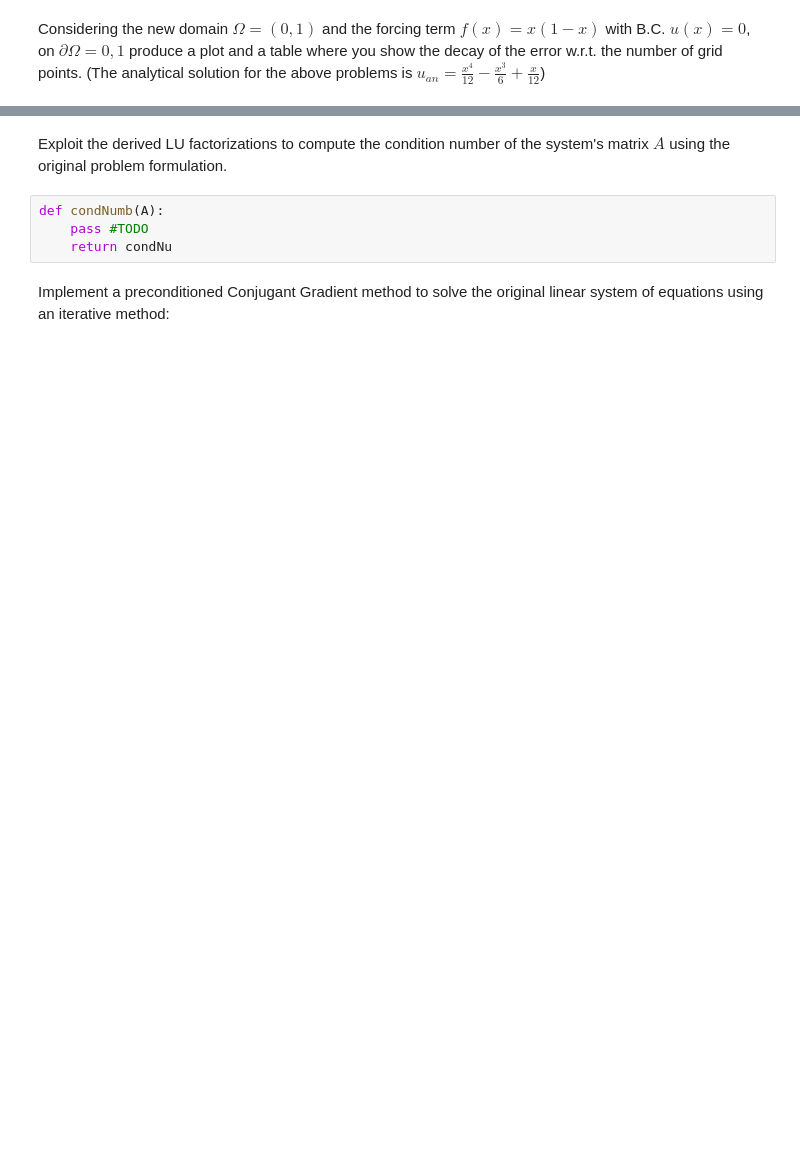
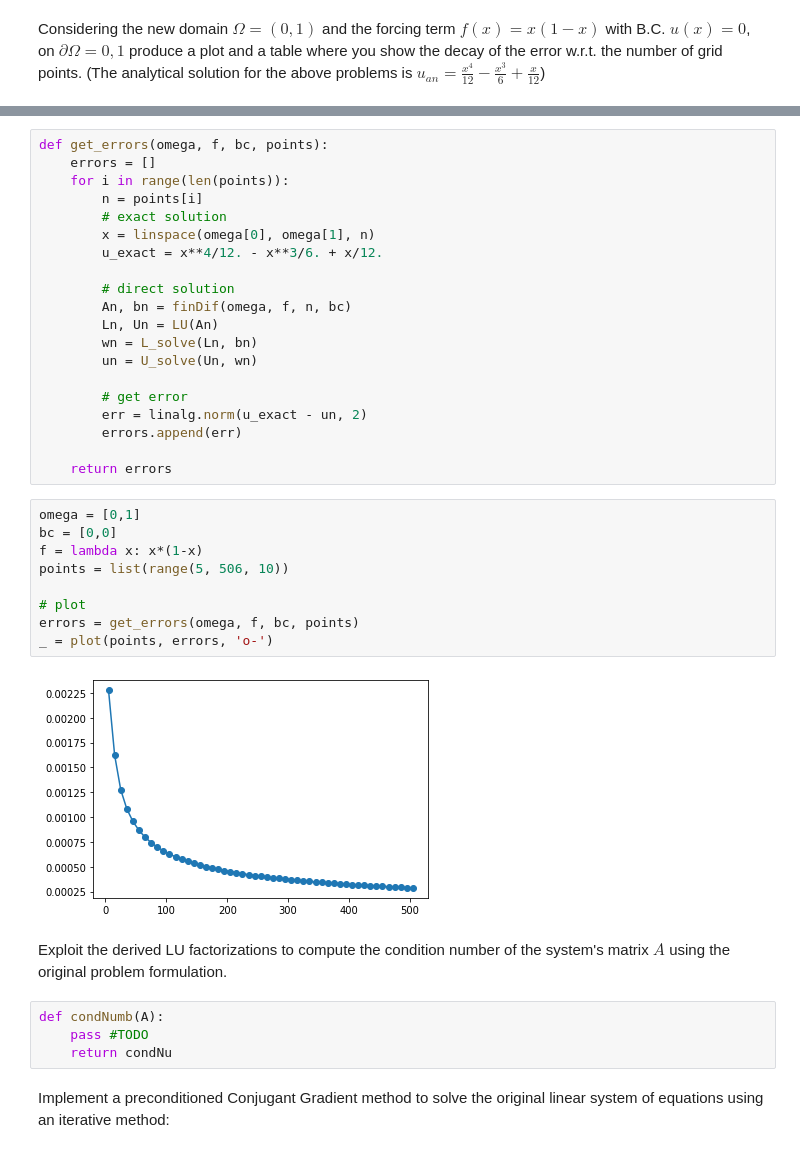
Before and after one commit to mapenzo-ph/numerical-analysis-2021-2022, a Jupyter notebook: FinalProject_2021_2022.ipynb, the cells around one changed output, grey strips where cells are left out. Drawn from its saved outputs; the diff is of its cells as text; blank space fills up the shorter version.

```diff
--- a/FinalProject_2021_2022.ipynb
+++ b/FinalProject_2021_2022.ipynb
@@ -161,3 +164,34 @@ Considering the new domain $\Omega = (0,1)$ and the forcing term $f(x) = x(1-x)$
+# %%
+def get_errors(omega, f, bc, points):
+    errors = []
+    for i in range(len(points)):
+        n = points[i]
+        # exact solution
+        x = linspace(omega[0], omega[1], n)
+        u_exact = x**4/12. - x**3/6. + x/12.
+
+        # direct solution
+        An, bn = finDif(omega, f, n, bc)
+        Ln, Un = LU(An)
+        wn = L_solve(Ln, bn)
+        un = U_solve(Un, wn)
+
+        # get error
+        err = linalg.norm(u_exact - un, 2)
+        errors.append(err)
+
+    return errors
+# %%
+omega = [0,1]
+bc = [0,0]
+f = lambda x: x*(1-x)
+points = list(range(5, 506, 10))
+
+# plot
+errors = get_errors(omega, f, bc, points)
+_ = plot(points, errors, 'o-')
+# %% [output]
+[figure, added]
 # %% [markdown]
 Exploit the derived LU factorizations to compute the condition number of the system's matrix $A$ using the original problem formulation.
 # %%
```
Also changed, not shown: parts of 8 cells of this notebook.
